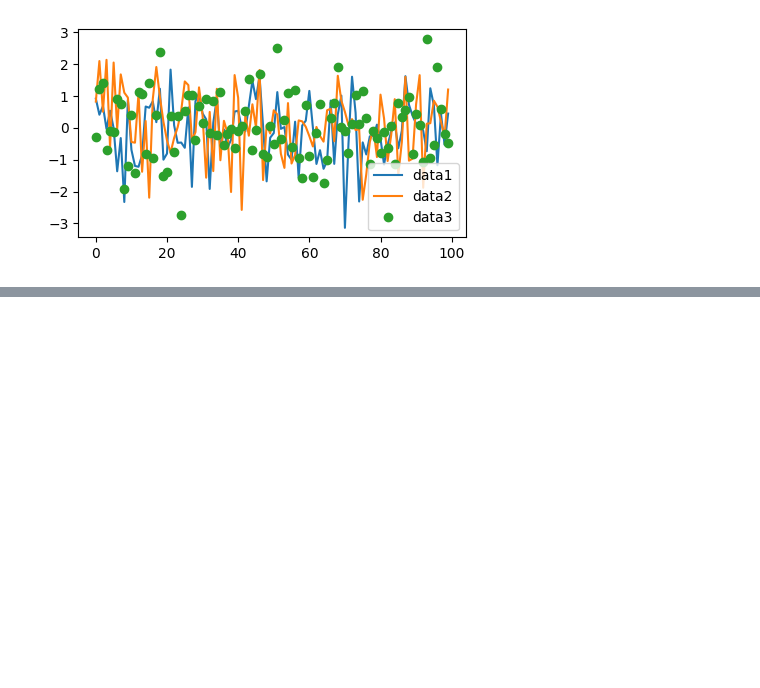
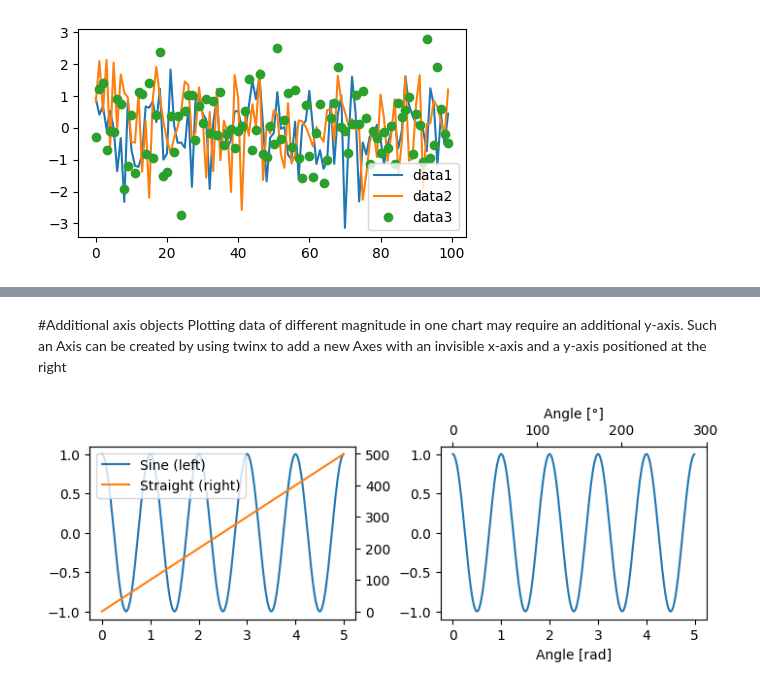
Before and after one commit to Dheemant-12/matplotlib-from-documentation, a Jupyter notebook: ConceptsofMatplotlib.ipynb, the cells around one changed output, grey strips where cells are left out. Saved outputs shown, nothing was run; the diff lists cells and outputs as text; code cells hidden in the pictures; blank space fills up the shorter version.

```diff
--- a/ConceptsofMatplotlib.ipynb
+++ b/ConceptsofMatplotlib.ipynb
@@ -190,0 +246,30 @@ ax.legend()
+# %% [markdown]
+#Additional  axis objects
+Plotting data of different magnitude in one chart may require an additional y-axis. Such an Axis can be created by using twinx to add a new Axes with an invisible x-axis and a y-axis positioned at the right
+# %%
+fig, (ax1, ax3) = plt.subplots(
+    1, 2,
+    figsize=(7, 2.7),
+    layout='constrained'
+)
+
+l1, = ax1.plot(t, s)
+
+ax2 = ax1.twinx()
+l2, = ax2.plot(t, range(len(t)), 'C1')
+
+ax2.legend([l1, l2], ['Sine (left)', 'Straight (right)'])
+
+ax3.plot(t, s)
+ax3.set_xlabel('Angle [rad]')
+
+ax4 = ax3.secondary_xaxis(
+    'top',
+    functions=(np.rad2deg, np.deg2rad)
+)
+
+ax4.set_xlabel('Angle [°]')
+
+plt.show()
+# %% [output]
+[figure, added]
```
Also changed, not shown: parts of 7 cells of this notebook.
